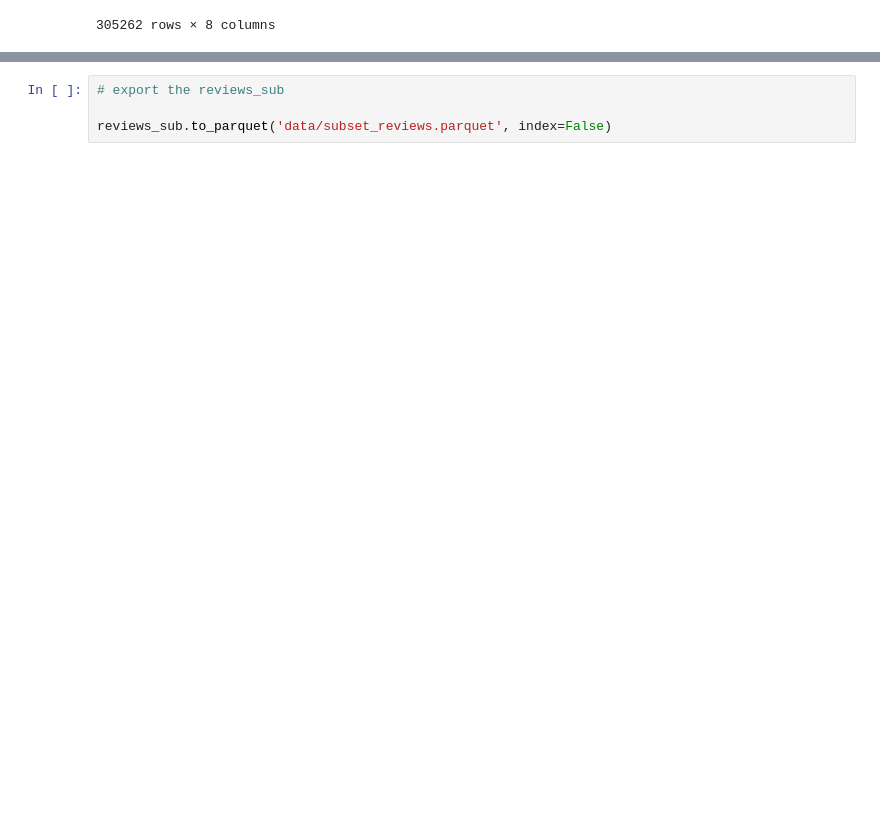
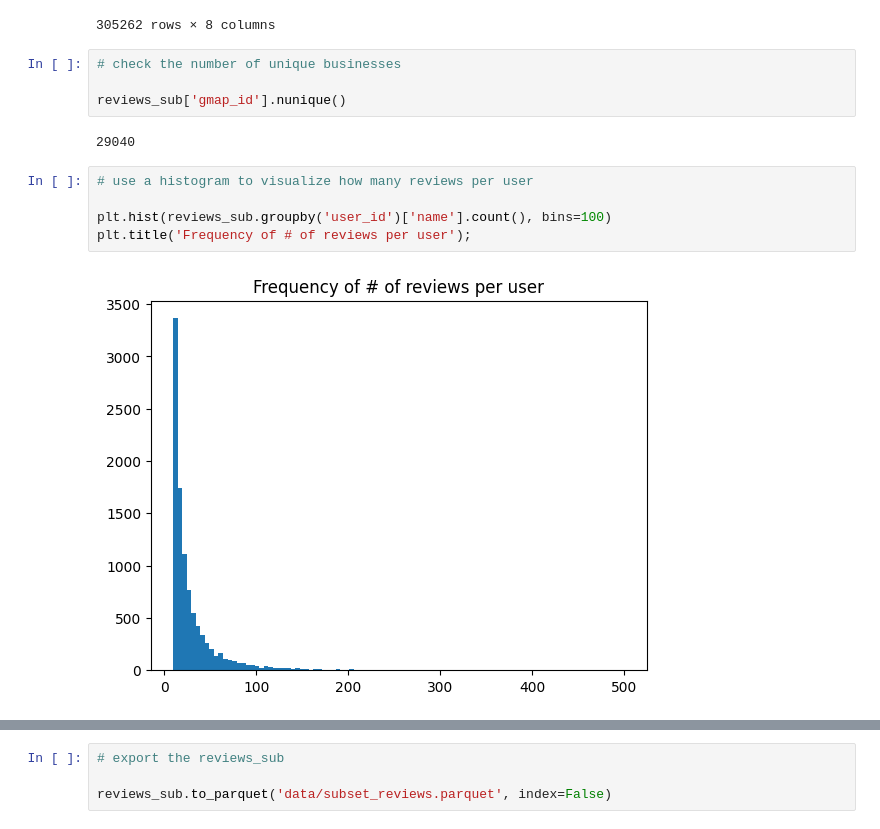
Before and after one commit to annahanslc/project-recommendation-systems, a Jupyter notebook: 1_subset.ipynb, the cells around one changed output, grey strips where cells are left out. Cells and saved outputs as stored; diff of their text form; blank space fills up the shorter version.

```diff
--- a/1_subset.ipynb
+++ b/1_subset.ipynb
@@ -88,3 +88,16 @@ reviews_sub
 | 4933777 | 102429264321348600901 | Eric Anderson | 1564336239651 | 5 | None | None | None | 0x875287112eb7ef65:0x3aefb61bbcb5... |
 | 4933783 | 103249695925682618930 | Macan Betina | 1527574545467 | 1 | None | None | None | 0x875287112eb7ef65:0x3aefb61bbcb5... |
 305262 rows × 8 columns
+# %%
+# check the number of unique businesses
+
+reviews_sub['gmap_id'].nunique()
+# %% [output]
+29040
+# %%
+# use a histogram to visualize how many reviews per user
+
+plt.hist(reviews_sub.groupby('user_id')['name'].count(), bins=100)
+plt.title('Frequency of # of reviews per user');
+# %% [output]
+[figure, added]
```
Also changed, not shown: parts of 2 cells of this notebook, 11 other files.
